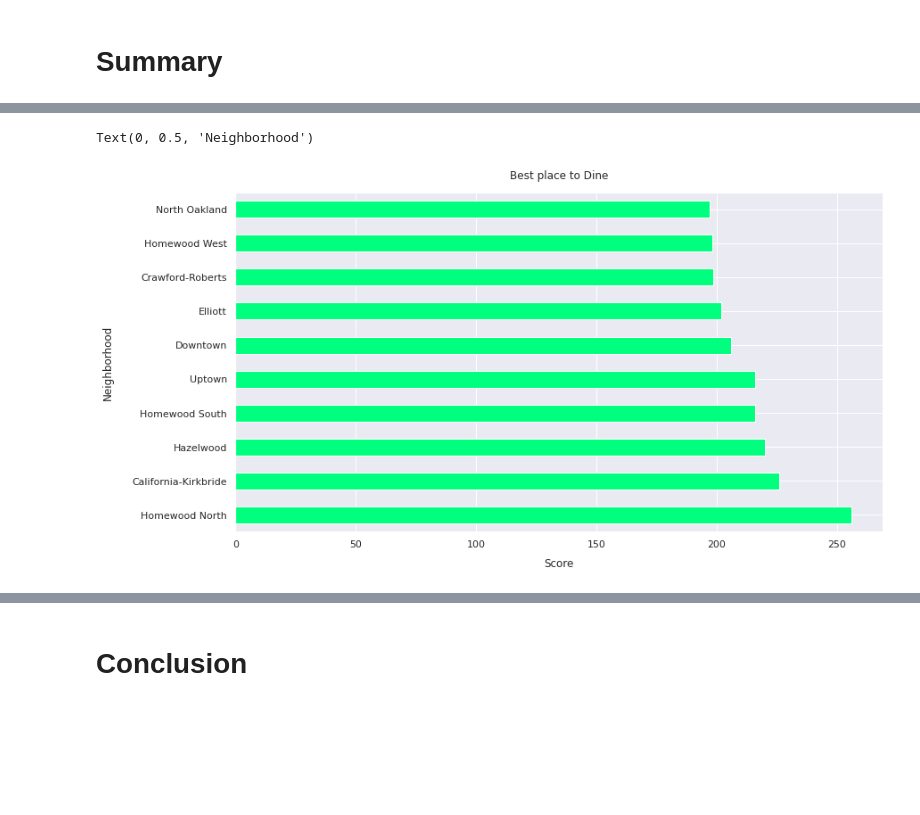
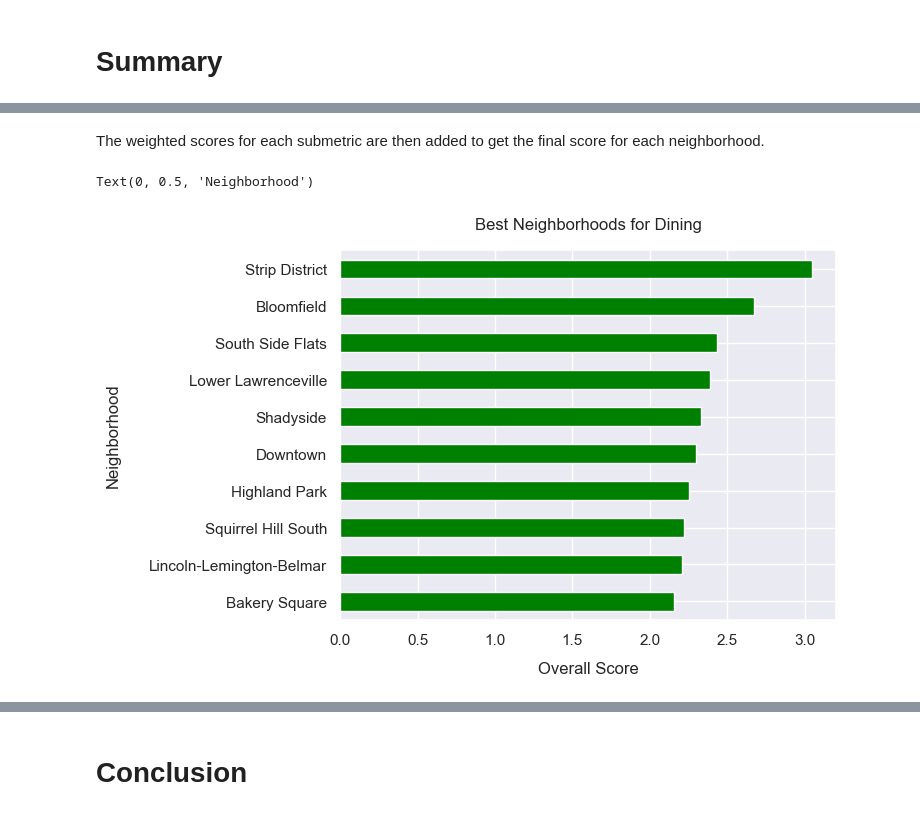
Before and after one commit to Bejofo/CMPINFO_0010_Final_Project, a Jupyter notebook: notebooks/summary.ipynb, the cells around one changed output, grey strips where cells are left out. Saved outputs shown, nothing was run; the diff lists cells and outputs as text; code cells hidden in the pictures; blank space fills up the shorter version.

```diff
--- a/notebooks/summary.ipynb
+++ b/notebooks/summary.ipynb
@@ -757,3 +735,0 @@ is always a bad thing.
-# %%
-all_metrics['rating']*=-1
-all_metrics["count"] *= -1
@@ -780,0 +738,12 @@ lets sum all the colums and sort them, remember high numbers are good.
+# %%
+median_rating = all_metrics["rating"].median()
+all_metrics["rating"] = all_metrics["rating"].apply(lambda x: 2 * x / median_rating)
+median_violations = all_metrics["violations_avg"].median()
+all_metrics["violations_avg"] = all_metrics["violations_avg"].apply(lambda x: -x / median_violations)
+median_count = all_metrics["count"].median()
+all_metrics["count"] = all_metrics["count"].apply(lambda x: 2 * math.log10(x / median_count))
+median_fire_incidents = all_metrics["fire_incidents"].median()
+all_metrics["fire_incidents"] = all_metrics["fire_incidents"].apply(lambda x: -math.log10((x + 5) / median_fire_incidents))
+median_police_incidents = all_metrics["police_incidents"].median()
+all_metrics["police_incidents"] = all_metrics["police_incidents"].apply(lambda x: -math.log10((x + 5) / median_police_incidents))
+all_metrics.head()
@@ -781,12 +758,11 @@ lets sum all the colums and sort them, remember high numbers are good.
+# %% [markdown]
+The weighted scores for each submetric are then added to get the final score for each neighborhood.
 # %%
-final_scores = rankings.sum(axis='columns').sort_values(ascending=False)
-
-fig, ax = pyplot.subplots(figsize=(13, 7))
-final_scores.head(10).plot.barh(legend=False, color="springgreen")
-pyplot.title("Best place to Dine", pad=15)
-pyplot.xlabel("Score", labelpad=10)
+all_metrics.sum(axis=1).sort_values().tail(10).plot.barh(legend=False, color="Green")
+pyplot.title("Best Neighborhoods for Dining", pad=15)
+pyplot.xlabel("Overall Score", labelpad=10)
 pyplot.ylabel("Neighborhood", labelpad=20)
 # %% [output]
 Text(0, 0.5, 'Neighborhood')
-[figure, old version]
+[figure, new version]
 # %%
```
Also changed, not shown: parts of 12 cells of this notebook.
